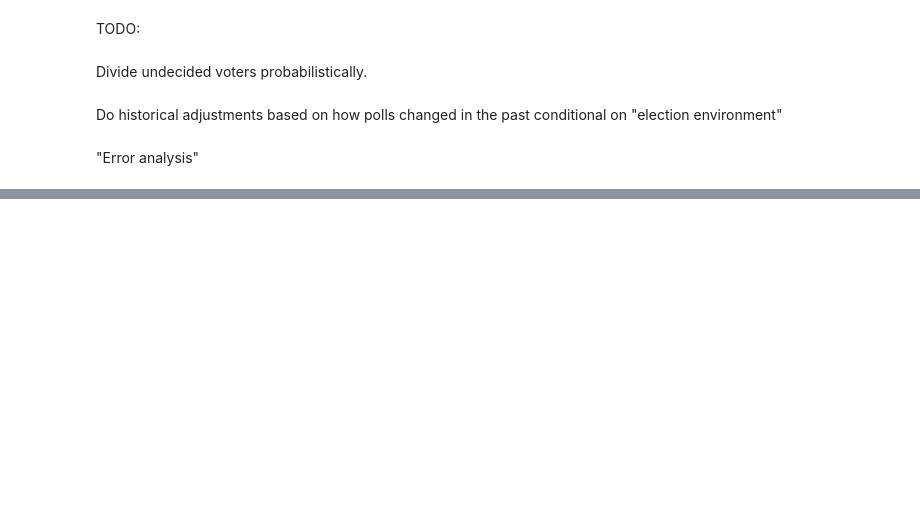
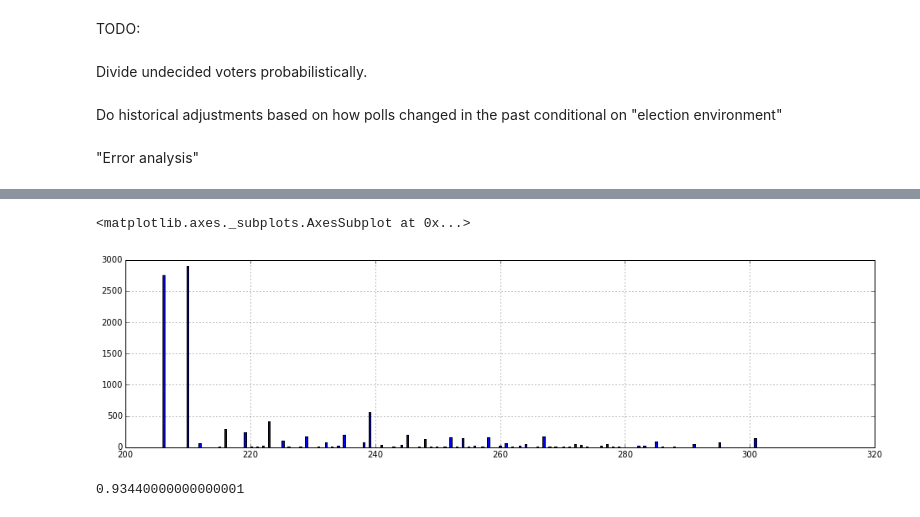
Before and after one commit to bansalr/538model, a Jupyter notebook: silver_model.ipynb, the cells around one changed output, grey strips where cells are left out. Drawn from its saved outputs; the diff is of its cells as text; code cells hidden in the pictures; blank space fills up the shorter version.

```diff
--- a/silver_model.ipynb
+++ b/silver_model.ipynb
@@ -1527,0 +1693,9 @@ Do historical adjustments based on how polls changed in the past conditional on
+# %%
+romney_simulated_electorial_college['Total'].hist(bins=300, figsize=(16, 4))
+# %% [output]
+<matplotlib.axes._subplots.AxesSubplot at 0x...>
+[figure, added]
+# %%
+sum(obama_simulated_electorial_college['Total'] > romney_simulated_electorial_college['Total']) / float(N)
+# %% [output]
+0.93440000000000001
```
Also changed, not shown: parts of 51 cells of this notebook.
